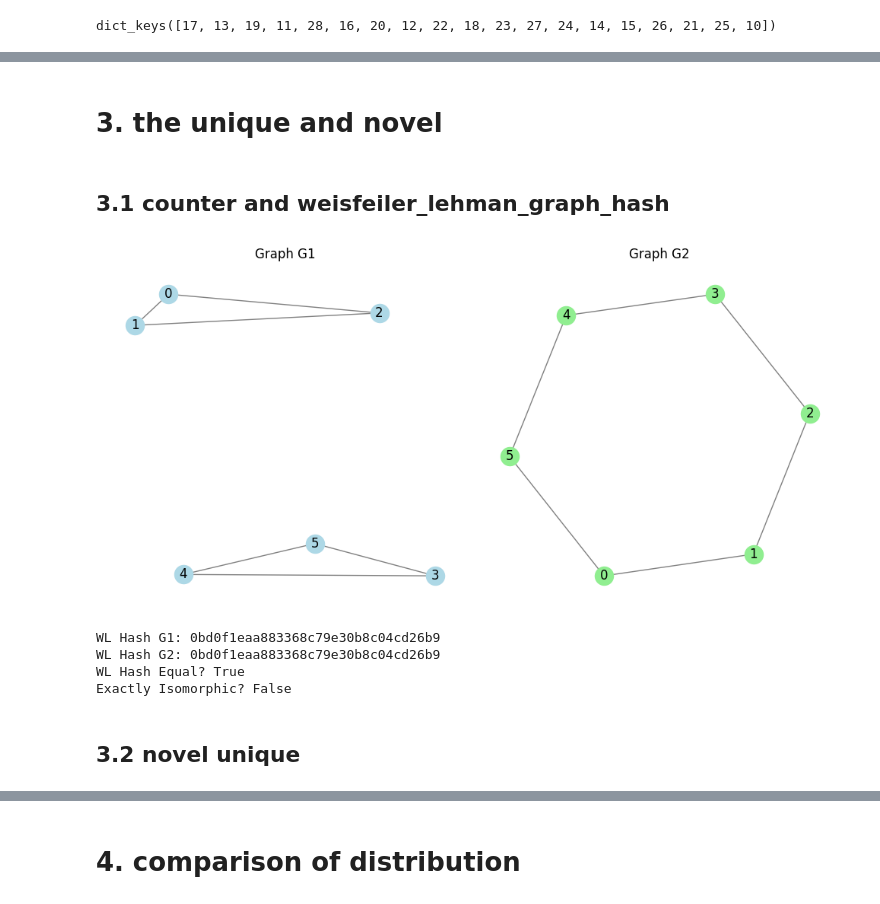
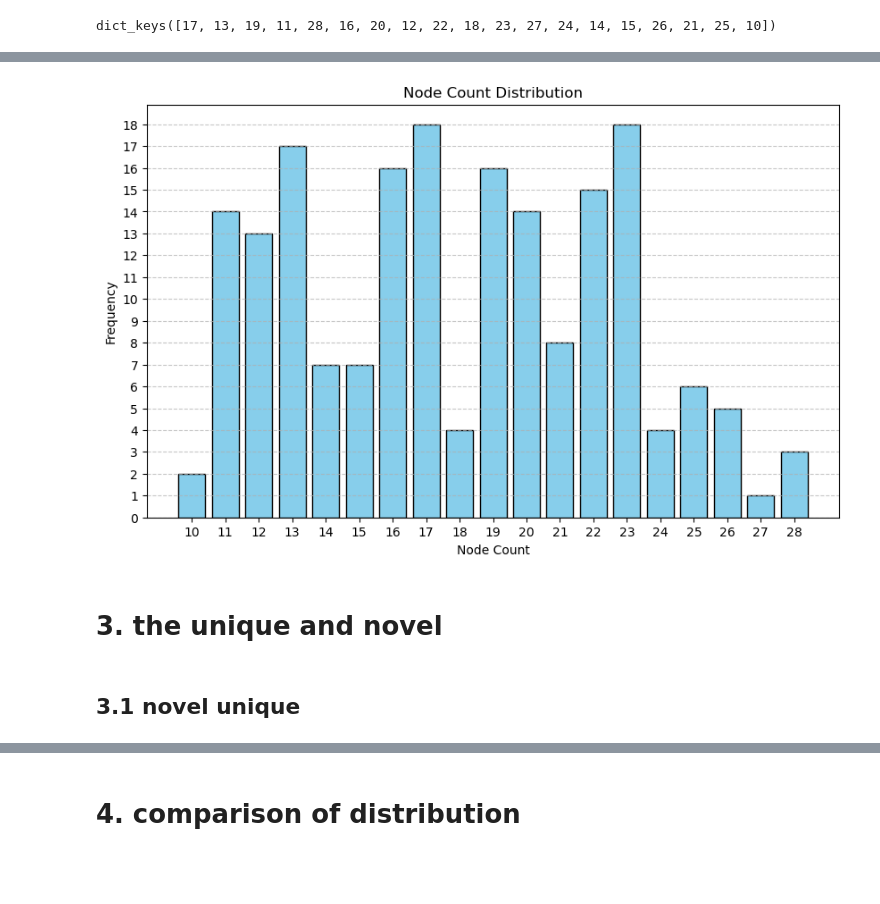
Before and after one commit to ibohaji/Advanced-ml-assignment-3, a Jupyter notebook: baseline.ipynb, the cells around one changed output, grey strips where cells are left out. Cells and saved outputs as stored; diff of their text form; code cells hidden in the pictures; blank space fills up the shorter version.

```diff
--- a/baseline.ipynb
+++ b/baseline.ipynb
@@ -133,3 +177,25 @@ dict_keys([17, 13, 19, 11, 28, 16, 20, 12, 22, 18, 23, 27, 24, 14, 15, 26, 21, 2
+# %%
+import matplotlib.pyplot as plt
+
+# Extract node counts and their frequencies
+node_counts_values = list(freq.keys())
+node_counts_frequencies = list(freq.values())
+
+# Plot the distribution
+plt.figure(figsize=(10, 6))
+plt.bar(node_counts_values, node_counts_frequencies, color='skyblue', edgecolor='black')
+plt.xlabel("Node Count")
+plt.ylabel("Frequency")
+plt.title("Node Count Distribution")
+plt.grid(axis='y', linestyle='--', alpha=0.7)
+
+# Set x-axis ticks to integers
+plt.xticks(range(min(node_counts_values), max(node_counts_values) + 1))
+plt.yticks(range(0, max(node_counts_frequencies) +1))
+
+plt.show()
+# %% [output]
+[figure, added]
 # %%
 #sample N from empirical distribution
 def sample_node_count():
@@ -170,61 +236,8 @@ with open(file_path, "wb") as f:
         pickle.dump(sampled_graphs_nx, f)
 # %% [markdown]
 # 3. the unique and novel
-# %% [markdown]
-## 3.1 counter and weisfeiler_lehman_graph_hash
-# %%
-
-import networkx as nx
-from networkx.algorithms.graph_hashing import weisfeiler_lehman_graph_hash
-import matplotlib.pyplot as plt
-
-
-# Graph 1 (left side)
-G1 = nx.Graph()
-G1.add_edges_from([
-    (0, 1), (1, 2), (2, 0),  # Top triangle
-    (3, 4), (4, 5), (5, 3)   # Bottom triangle
-])
-
-# Graph 2 (right side)
-G2 = nx.Graph()
-G2.add_edges_from([
-    (0, 1), (1, 2), (2, 3),  # A path
-    (3, 4), (4, 5), (5, 0)   # Another path closing the loop
-])
-# Plotting both graphs side by side
-plt.figure(figsize=(10, 5))
-
-# Plot G1
-plt.subplot(1, 2, 1)
-nx.draw(G1, with_labels=True, node_color='lightblue', edge_color='gray')
-plt.title("Graph G1")
-
-# Plot G2
-plt.subplot(1, 2, 2)
-nx.draw(G2, with_labels=True, node_color='lightgreen', edge_color='gray')
-plt.title("Graph G2")
-
-plt.tight_layout()
-plt.show()
-# Compare using Weisfeiler-Lehman hash
-hash1 = weisfeiler_lehman_graph_hash(G1, iterations=5)
-hash2 = weisfeiler_lehman_graph_hash(G2, iterations=5)
-print("WL Hash G1:", hash1)
-print("WL Hash G2:", hash2)
-print("WL Hash Equal?", hash1 == hash2)
-
-# Compare using exact graph isomorphism check
-iso = nx.is_isomorphic(G1, G2)
-print("Exactly Isomorphic?", iso)
-# %% [output]
-[figure, removed]
-WL Hash G1: 0bd0f1eaa883368c79e30b8c04cd26b9
-WL Hash G2: 0bd0f1eaa883368c79e30b8c04cd26b9
-WL Hash Equal? True
-Exactly Isomorphic? False
 # %% [markdown]
-## 3.2 novel unique
+## 3.1 novel unique
 # %%
 from collections import Counter
 from networkx.algorithms.graph_hashing import weisfeiler_lehman_graph_hash
```
Also changed, not shown: parts of 8 cells of this notebook.
